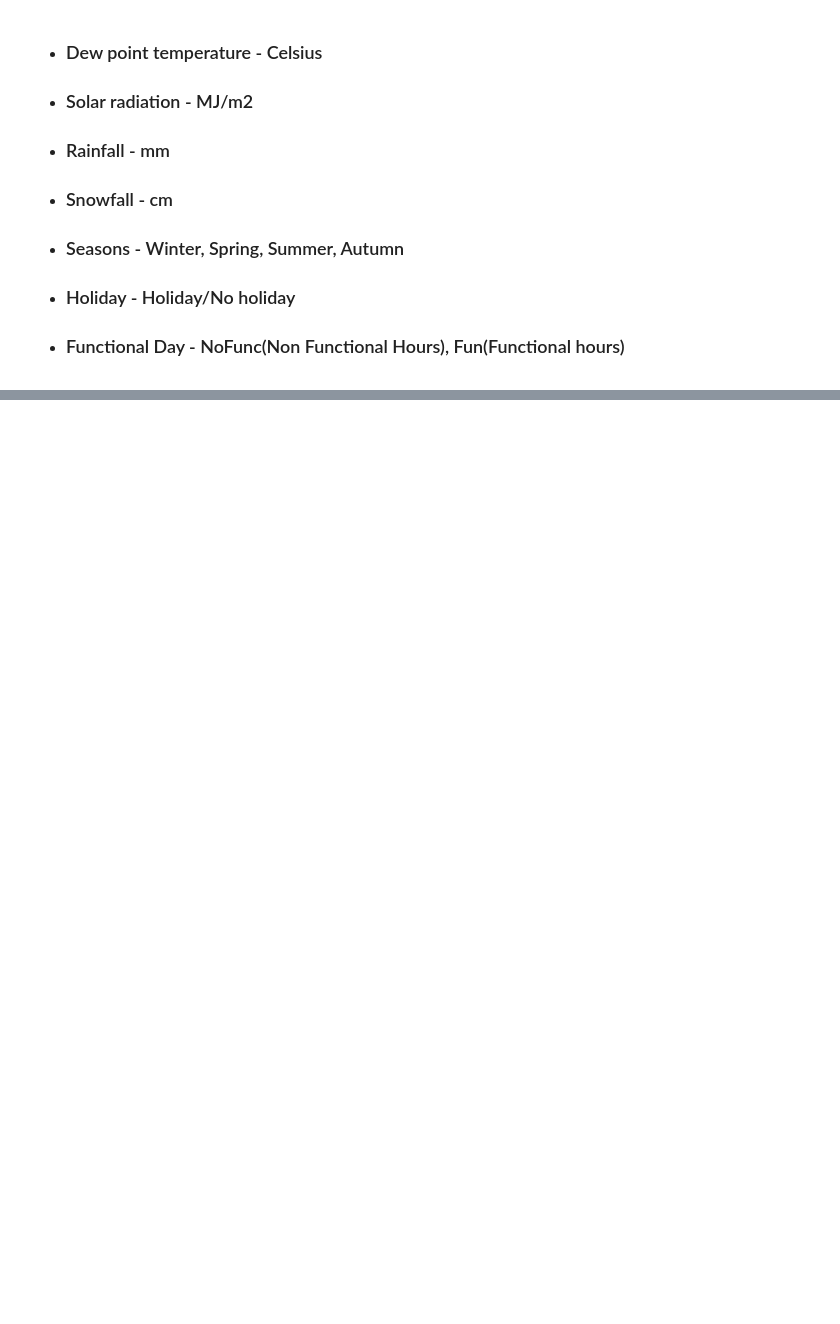
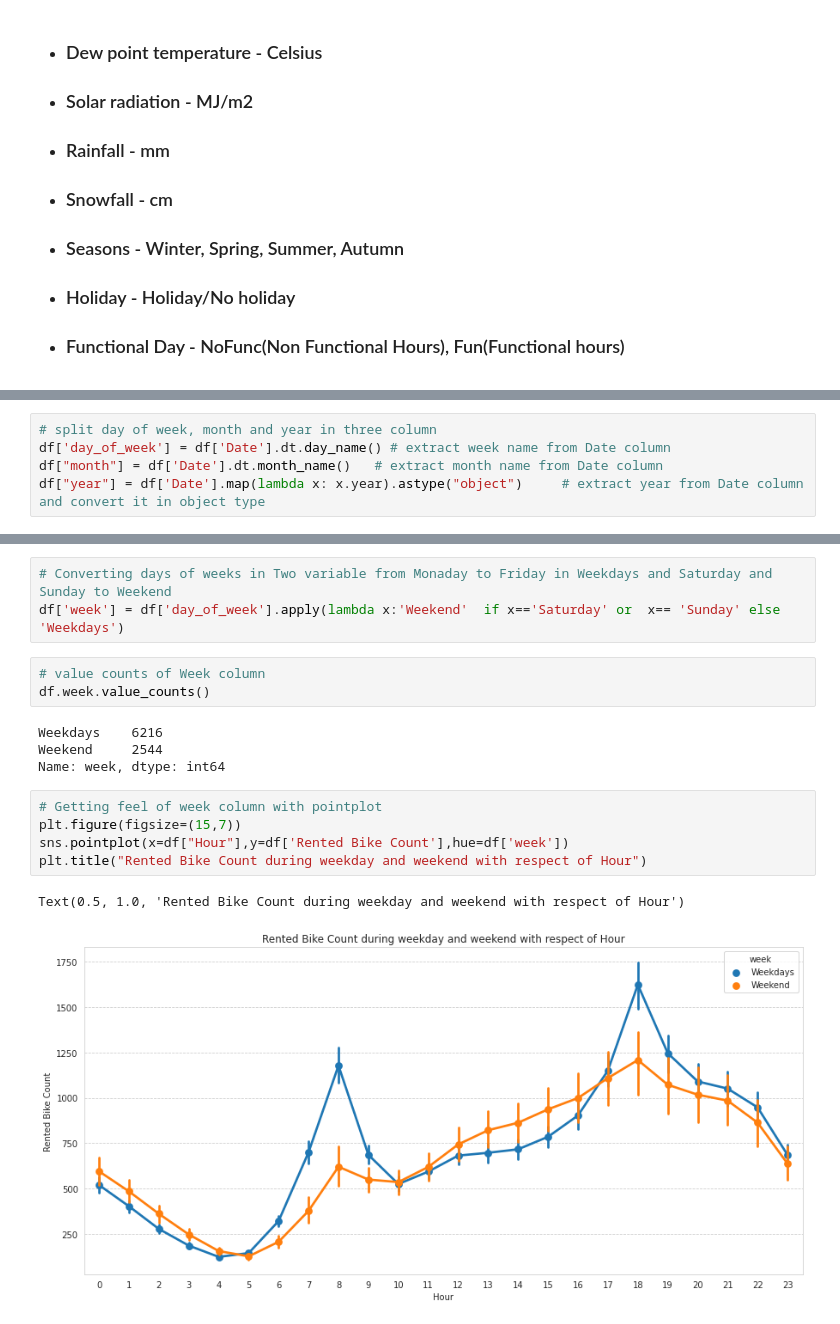
Before and after one commit to syedsharin/Seoul-Bike-Sharing-Demand-Prediction, a Jupyter notebook: Bike_Sharing_Demand_Prediction_Capstone_Project.ipynb, the cells around one changed output, grey strips where cells are left out. Saved outputs shown, nothing was run; the diff lists cells and outputs as text; blank space fills up the shorter version.

```diff
--- a/Bike_Sharing_Demand_Prediction_Capstone_Project.ipynb
+++ b/Bike_Sharing_Demand_Prediction_Capstone_Project.ipynb
@@ -120,0 +155,5 @@ df.head()
+# %%
+# split day of week, month and year in three column
+df['day_of_week'] = df['Date'].dt.day_name() # extract week name from Date column
+df["month"] = df['Date'].dt.month_name()   # extract month name from Date column
+df["year"] = df['Date'].map(lambda x: x.year).astype("object")     # extract year from Date column and convert it in object type
@@ -120,0 +271,18 @@ df.head()
+# %%
+# Converting days of weeks in Two variable from Monaday to Friday in Weekdays and Saturday and Sunday to Weekend
+df['week'] = df['day_of_week'].apply(lambda x:'Weekend'  if x=='Saturday' or  x== 'Sunday' else 'Weekdays')
+# %%
+# value counts of Week column
+df.week.value_counts()
+# %% [output]
+Weekdays    6216
+Weekend     2544
+Name: week, dtype: int64
+# %%
+# Getting feel of week column with pointplot
+plt.figure(figsize=(15,7))
+sns.pointplot(x=df["Hour"],y=df['Rented Bike Count'],hue=df['week'])
+plt.title("Rented Bike Count during weekday and weekend with respect of Hour")
+# %% [output]
+Text(0.5, 1.0, 'Rented Bike Count during weekday and weekend with respect of Hour')
+[figure, added]
```
Also changed, not shown: parts of 123 cells of this notebook.
